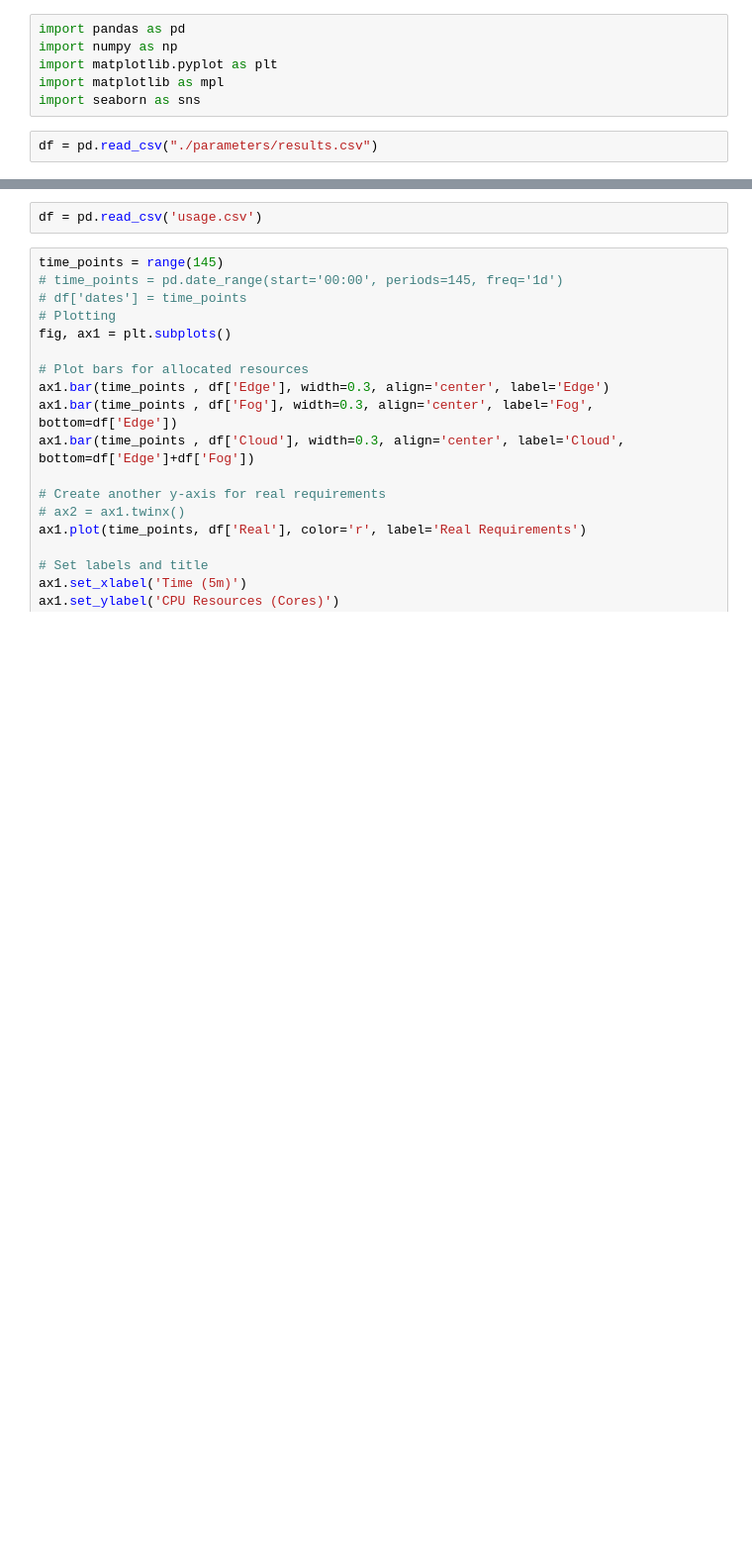
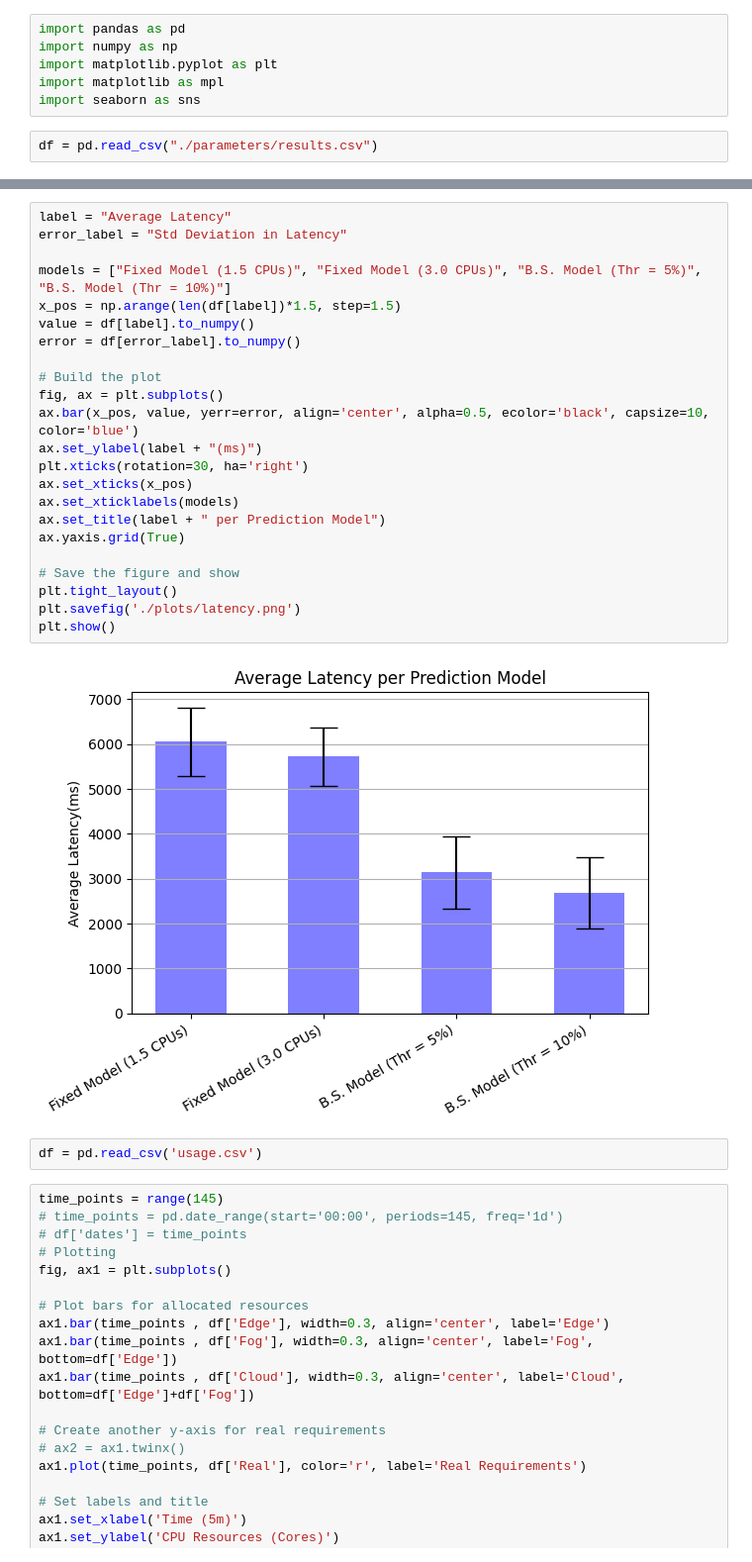
Before and after one commit to kokkinakis115/Stochastic_Placement, a Jupyter notebook: plots.ipynb, the cells around one changed output, grey strips where cells are left out. Shown at 99% size. Drawn from its saved outputs; the diff is of its cells as text; blank space fills up the shorter version.

```diff
--- a/plots.ipynb
+++ b/plots.ipynb
@@ -109,3 +109,28 @@ plt.show()
+# %%
+label = "Average Latency"
+error_label = "Std Deviation in Latency"
+
+models = ["Fixed Model (1.5 CPUs)", "Fixed Model (3.0 CPUs)", "B.S. Model (Thr = 5%)",  "B.S. Model (Thr = 10%)"]
+x_pos = np.arange(len(df[label])*1.5, step=1.5)
+value = df[label].to_numpy()
+error = df[error_label].to_numpy()
+
+# Build the plot
+fig, ax = plt.subplots()
+ax.bar(x_pos, value, yerr=error, align='center', alpha=0.5, ecolor='black', capsize=10, color='blue')
+ax.set_ylabel(label + "(ms)")
+plt.xticks(rotation=30, ha='right')
+ax.set_xticks(x_pos)
+ax.set_xticklabels(models)
+ax.set_title(label + " per Prediction Model")
+ax.yaxis.grid(True)
+
+# Save the figure and show
+plt.tight_layout()
+plt.savefig('./plots/latency.png')
+plt.show()
+# %% [output]
+[figure, added]
 # %%
 df = pd.read_csv('usage.csv')
 # %%
```
Also changed, not shown: parts of 7 cells of this notebook, 16 other files.
